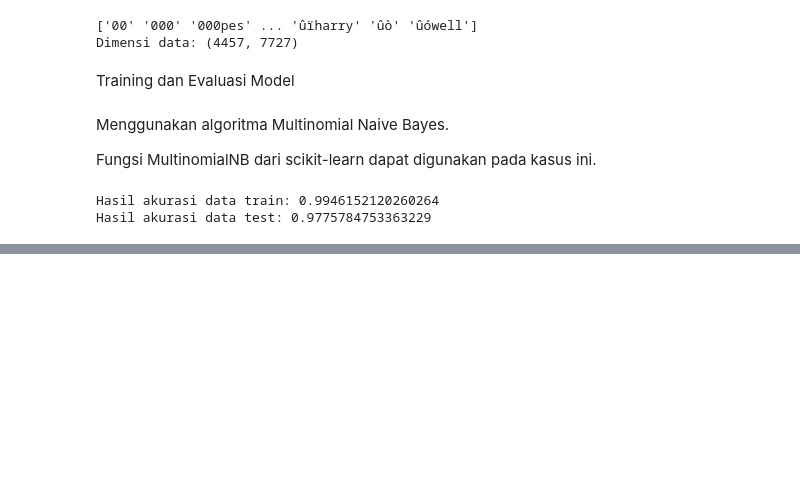
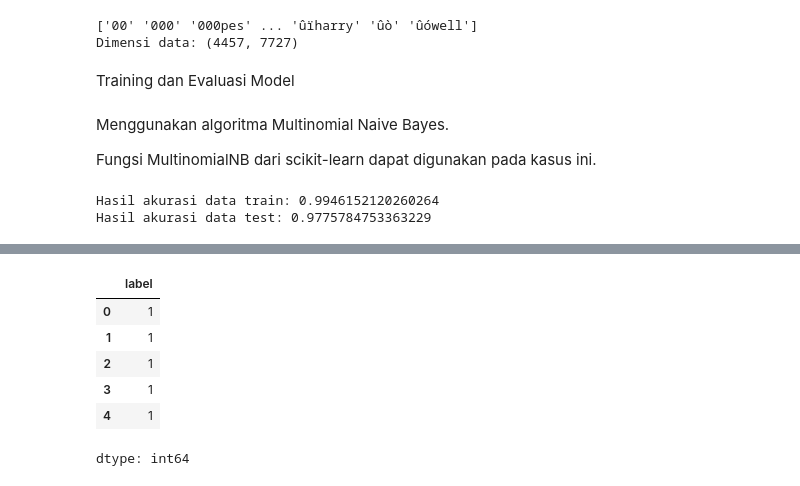
Before and after one commit to hunn99/ML_Ganjil_2024, a Jupyter notebook: JS4_Klasifikasi.ipynb, the cells around one changed output, grey strips where cells are left out. Saved outputs shown, nothing was run; the diff lists cells and outputs as text; code cells hidden in the pictures; blank space fills up the shorter version.

```diff
--- a/JS4_Klasifikasi.ipynb
+++ b/JS4_Klasifikasi.ipynb
@@ -813,0 +846,12 @@ Hasil akurasi data test: 0.9775784753363229
+# %%
+le = LabelEncoder()
+data['label'] = le.fit_transform(data['label'])
+data['label'].head()
+# %% [output]
+|  | label |
+| 0 | 1 |
+| 1 | 1 |
+| 2 | 1 |
+| 3 | 1 |
+| 4 | 1 |
+dtype: int64
```
Also changed, not shown: parts of 17 cells of this notebook.
